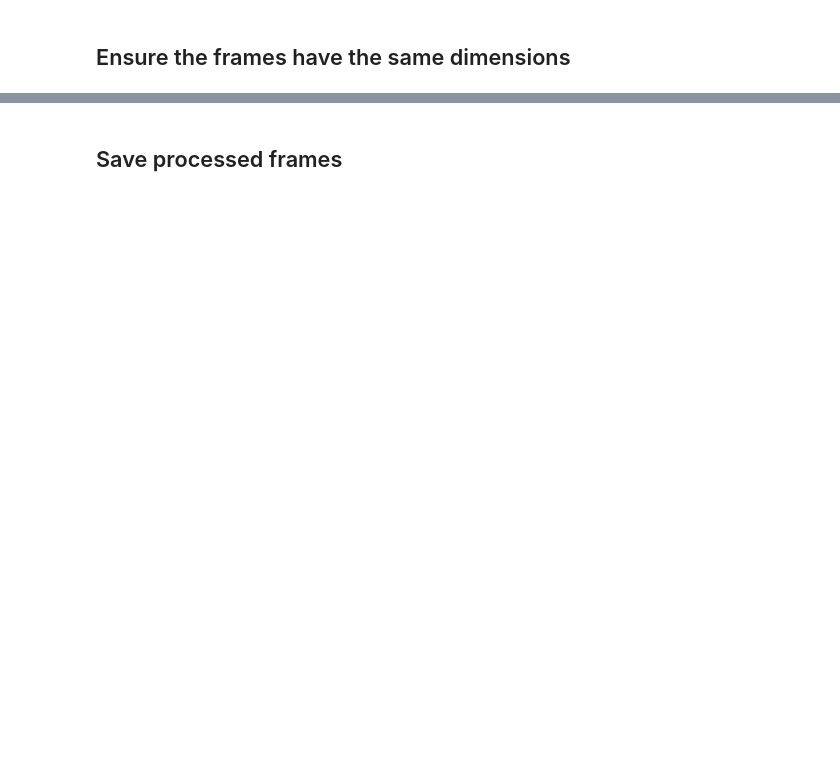
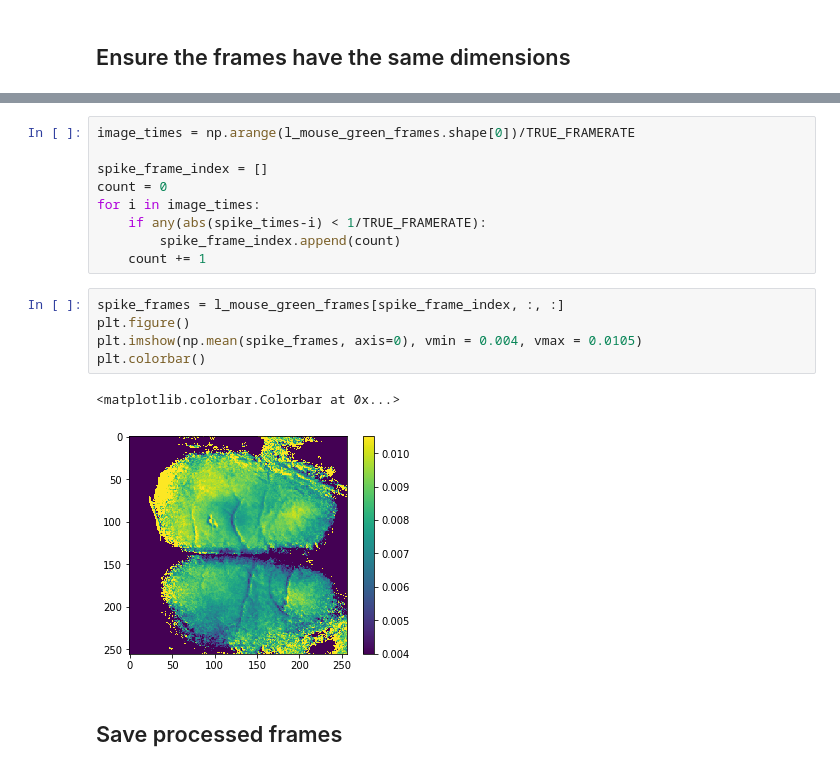
Before and after one commit to ubcbraincircuits/Dual_Imaging, a Jupyter notebook: FEDCODE/Dual_Imaging/Dual_Imaging.ipynb, the cells around one changed output, grey strips where cells are left out. Saved outputs shown, nothing was run; the diff lists cells and outputs as text; blank space fills up the shorter version.

```diff
--- a/FEDCODE/Dual_Imaging/Dual_Imaging.ipynb
+++ b/FEDCODE/Dual_Imaging/Dual_Imaging.ipynb
@@ -322,3 +439,20 @@ assert l_mouse_green.shape[0] == r_mouse_green.shape[0]
+# %%
+image_times = np.arange(l_mouse_green_frames.shape[0])/TRUE_FRAMERATE
+
+spike_frame_index = []
+count = 0
+for i in image_times:
+    if any(abs(spike_times-i) < 1/TRUE_FRAMERATE):
+        spike_frame_index.append(count)
+    count += 1
+# %%
+spike_frames = l_mouse_green_frames[spike_frame_index, :, :]
+plt.figure()
+plt.imshow(np.mean(spike_frames, axis=0), vmin = 0.004, vmax = 0.0105)
+plt.colorbar()
+# %% [output]
+<matplotlib.colorbar.Colorbar at 0x...>
+[figure, added]
 # %% [markdown]
 ## Save processed frames
 # %%
```
Also changed, not shown: parts of 35 cells of this notebook, 6 other files.
